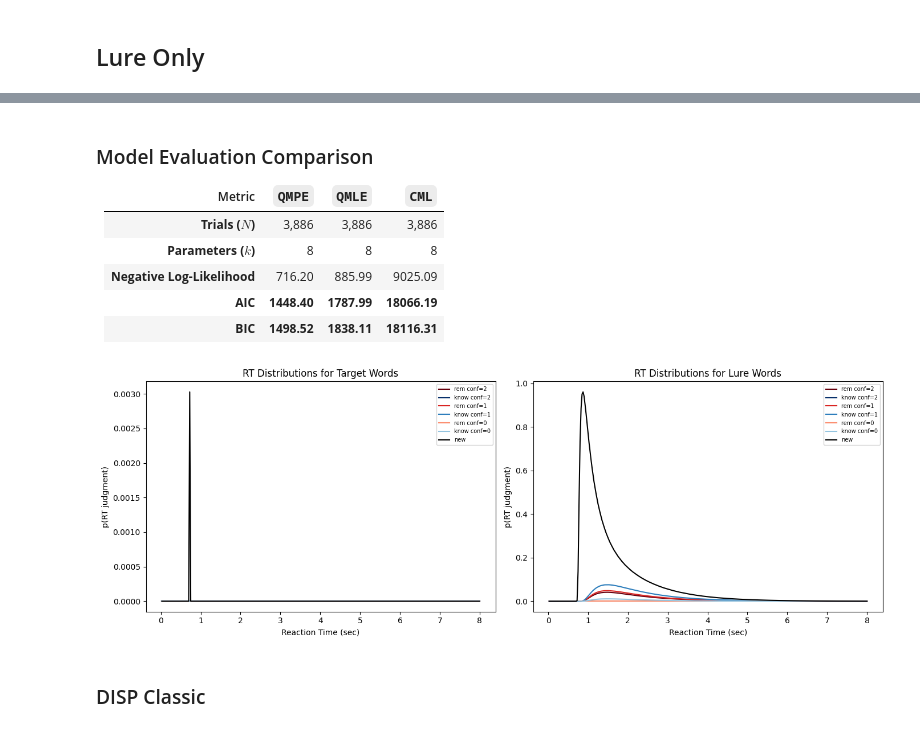
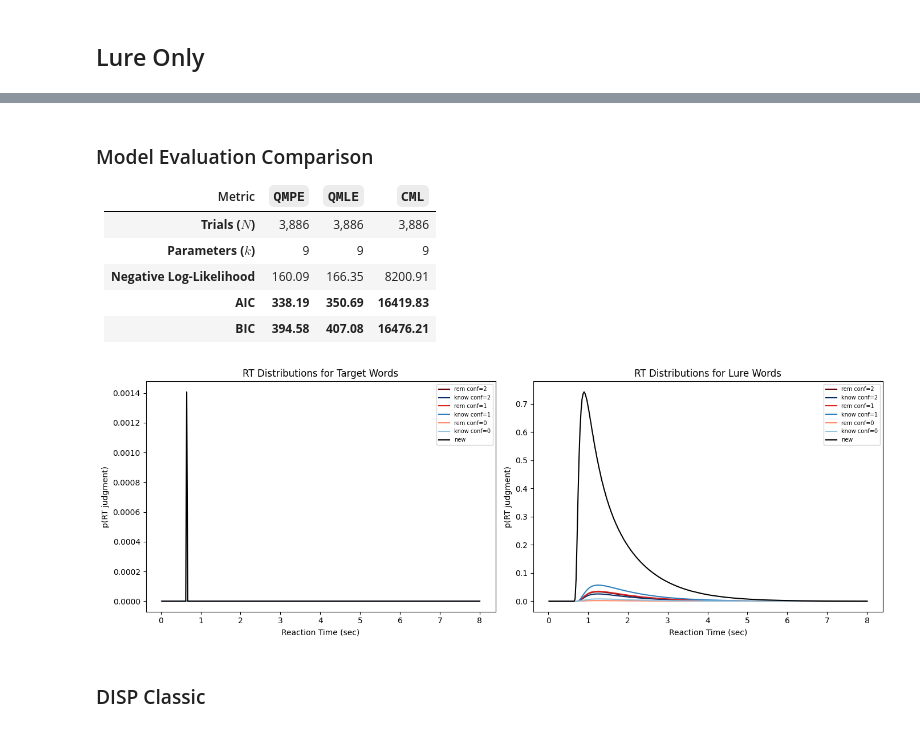
Before and after one commit to SpoopyPillow/caa_recognition_model, a Jupyter notebook: target_lure_fitting.ipynb, the cells around one changed output, grey strips where cells are left out. Drawn from its saved outputs; the diff is of its cells as text; code cells hidden in the pictures.

Commit message:
feature: SISP var rbound

```diff
--- a/target_lure_fitting.ipynb
+++ b/target_lure_fitting.ipynb
@@ -102,6 +198,6 @@ def compute_gof_target(self, model_params, data=base_model.DATA, method="qmpe",
 # %%
-class SISPConstrainedLuresOnly(SISPConstrainedDDM):
-    Params = SISPConstrainedDDM.Params
+class SISPVarRBoundLuresOnly(SISPVarRBoundDDM):
+    Params = SISPVarRBoundDDM.Params
 
     def compute_gof_all(self, model_params, data=base_model.DATA, method="qmpe", use_chisq=False):
         """Overrides the base loss function to ONLY compute loss for Lures."""
@@ -121,21 +217,20 @@ class SISPConstrainedLuresOnly(SISPConstrainedDDM):
             return 1e9
 
 
-sisp_constrained_lure_model = SISPConstrainedLuresOnly(
+sisp_var_rbound_lure_model = SISPVarRBoundLuresOnly(
     config=caa_cfg,
     nr_threads=1,
 )
 
-original_bounds = sisp_constrained.param_bounds
+original_bounds = sisp_var_rbound.param_bounds
 locked_lower = original_bounds[0]
 locked_upper = original_bounds[1]._replace(
     mu_t=locked_lower.mu_t,
     z0_t=locked_lower.z0_t,
-    sigma_z0=locked_lower.sigma_z0,
 )
 param_bounds = (locked_lower, locked_upper)
 
-n_params = 8
+n_params = 9
 n_trials = (
     len(data.CR.rt)
     + len(data.rem_fa.rt)
@@ -143,25 +238,20 @@ n_trials = (
 )
 
 # Optimize over entire data
-# sisp_constrained_lure_opt = fit_methods(
-#     sisp_constrained_lure_model,
+# sisp_var_rbound_lure_opt = fit_methods(
+#     sisp_var_rbound_lure_model,
 #     methods,
 #     param_bounds=param_bounds,
 #     nr_workers=7,
 # )
 
-# Nonnegative mu
-sisp_constrained_lure_opt = {
-    'qmle': SISPConstrainedLuresOnly.Params(c=np.float64(1.549972892371577), mu_t=np.float64(0.00011188888867321833), mu_l=np.float64(0.0009036473403820572), d=np.float64(0.4159760420101952), tc_bound=np.float64(0.038689999160129135), r_bound_offset=np.float64(1.4652590382614434), z0_t=np.float64(-1.9972568542981275), z0_l=np.float64(-0.4365810311173086), t_post=np.float64(0.5902986903539058), sigma_z0=np.float64(9.959347977622573e-11), t0=np.float64(0.7150708213250883)),
-    'qmpe': SISPConstrainedLuresOnly.Params(c=np.float64(1.5929513561719015), mu_t=np.float64(-0.00019185927091752643), mu_l=np.float64(6.14552258337789e-05), d=np.float64(0.45194556406566005), tc_bound=np.float64(0.010718740897551211), r_bound_offset=np.float64(1.4910979942266325), z0_t=np.float64(-2.0206751502811713), z0_l=np.float64(-0.42602237659361086), t_post=np.float64(0.5470781636047688), sigma_z0=np.float64(1.0320486213664483e-10), t0=np.float64(0.7243959170301364))
-}
+# Non-negative
+# sisp_var_rbound_lure_opt = {'qmle': SISPVarRBoundLuresOnly.Params(c=np.float64(1.3455311204135363), mu_t=np.float64(0.0), mu_l=np.float64(0.0001268645515426492), d=np.float64(0.4466774254451723), tc_bound=np.float64(0.003960911913241438), r_bound_offset=np.float64(1.8430054654365686), sigma_r_bound=np.float64(1.981052602886464), z0_t=np.float64(-2.0), z0_l=np.float64(-0.3943012919234732), t_post=np.float64(0.5537083302621592), t0=np.float64(0.6875705071568965)),
+#  'qmpe': SISPVarRBoundLuresOnly.Params(c=np.float64(1.3099469833754376), mu_t=np.float64(0.0), mu_l=np.float64(1.280330073860636e-05), d=np.float64(0.4555691055019462), tc_bound=np.float64(0.023004083069981723), r_bound_offset=np.float64(1.7520209072381943), sigma_r_bound=np.float64(1.9638993641432692), z0_t=np.float64(-2.0), z0_l=np.float64(-0.36976364147587454), t_post=np.float64(0.5415542780618259), t0=np.float64(0.6912798108901295))}
 
-# Negative mu
-# sisp_constrained_lure_opt = {
-#     'qmle': SISPConstrainedLuresOnly.Params(c=np.float64(1.3774682194277856), mu_t=np.float64(-2.059914767618003), mu_l=np.float64(-0.31455263941317224), d=np.float64(0.4434492005635672), tc_bound=np.float64(0.01740067800969118), r_bound_offset=np.float64(1.1806949733660348), z0_t=np.float64(-2.089197751402779), z0_l=np.float64(-0.25840151340120543), t_post=np.float64(0.42314679474104777), sigma_z0=np.float64(9.422720504547123e-11), t0=np.float64(0.6610030561060856)),
-#     'qmpe': SISPConstrainedLuresOnly.Params(c=np.float64(1.3540270702661368), mu_t=np.float64(-2.145527311183932), mu_l=np.float64(-0.31826156956577684), d=np.float64(0.42976639249311854), tc_bound=np.float64(0.020987419945690134), r_bound_offset=np.float64(1.1589686283349265), z0_t=np.float64(-2.291721594026011), z0_l=np.float64(-0.2493619925556213), t_post=np.float64(0.4140192358038306), sigma_z0=np.float64(1.1001911643445185e-10), t0=np.float64(0.6487530546952779))
-# }
-
+# Negative
+sisp_var_rbound_lure_opt = {'qmle': SISPVarRBoundLuresOnly.Params(c=np.float64(1.0757657843123074), mu_t=np.float64(-2.0), mu_l=np.float64(-0.253844409401231), d=np.float64(0.39049761431022456), tc_bound=np.float64(0.08421599717056705), r_bound_offset=np.float64(1.3911097452533763), sigma_r_bound=np.float64(1.918853041570972), z0_t=np.float64(-2.0), z0_l=np.float64(-0.2091904762121095), t_post=np.float64(0.39212929143515907), t0=np.float64(0.5909796710604172)),
+ 'qmpe': SISPVarRBoundLuresOnly.Params(c=np.float64(1.1743284632358724), mu_t=np.float64(-2.0), mu_l=np.float64(-0.2678776052677323), d=np.float64(0.45308668720094064), tc_bound=np.float64(0.020466600158162564), r_bound_offset=np.float64(1.5127048424485048), sigma_r_bound=np.float64(1.9874358924394764), z0_t=np.float64(-2.0), z0_l=np.float64(-0.23071586908336306), t_post=np.float64(0.4387761148167658), t0=np.float64(0.6552801580313385))}
 
 method = "qmpe"
-params_est = sisp_constrained_lure_opt[method]
+params_est = sisp_var_rbound_lure_opt[method]
@@ -168,25 +276,25 @@ params_est = sisp_constrained_lure_opt[method]
 # %%
-fig, axes = sisp_constrained_lure_model.plot_rt_distributions(params_est, show=False)
+fig, axes = sisp_var_rbound_lure_model.plot_rt_distributions(params_est, show=False)
 
 results = [
-    sisp_constrained_lure_model.evaluate(params_est, method="qmpe", n_params=n_params, n_trials=n_trials),
-    sisp_constrained_lure_model.evaluate(params_est, method="qmle", n_params=n_params, n_trials=n_trials),
-    sisp_constrained_lure_model.evaluate(params_est, method="cml", n_params=n_params, n_trials=n_trials),
+    sisp_var_rbound_lure_model.evaluate(params_est, method="qmpe", n_params=n_params, n_trials=n_trials),
+    sisp_var_rbound_lure_model.evaluate(params_est, method="qmle", n_params=n_params, n_trials=n_trials),
+    sisp_var_rbound_lure_model.evaluate(params_est, method="cml", n_params=n_params, n_trials=n_trials),
 ]
 
 display_comparison(results)
 # %% [output]
 
 ### Model Evaluation Comparison
 
 | Metric | `QMPE` | `QMLE` | `CML` |
 | :--- | ---: | ---: | ---: |
 | **Trials ($N$)** | 3,886 | 3,886 | 3,886 |
-| **Parameters ($k$)** | 8 | 8 | 8 |
-| **Negative Log-Likelihood** | 716.20 | 885.99 | 9025.09 |
-| **AIC** | **1448.40** | **1787.99** | **18066.19** |
-| **BIC** | **1498.52** | **1838.11** | **18116.31** |
+| **Parameters ($k$)** | 9 | 9 | 9 |
+| **Negative Log-Likelihood** | 160.09 | 166.35 | 8200.91 |
+| **AIC** | **338.19** | **350.69** | **16419.83** |
+| **BIC** | **394.58** | **407.08** | **16476.21** |
-[figure, old version]
+[figure, new version]
 # %% [markdown]
 ### DISP Classic
 # %%
```
Also changed, not shown: parts of 14 cells of this notebook, 6 other files.
